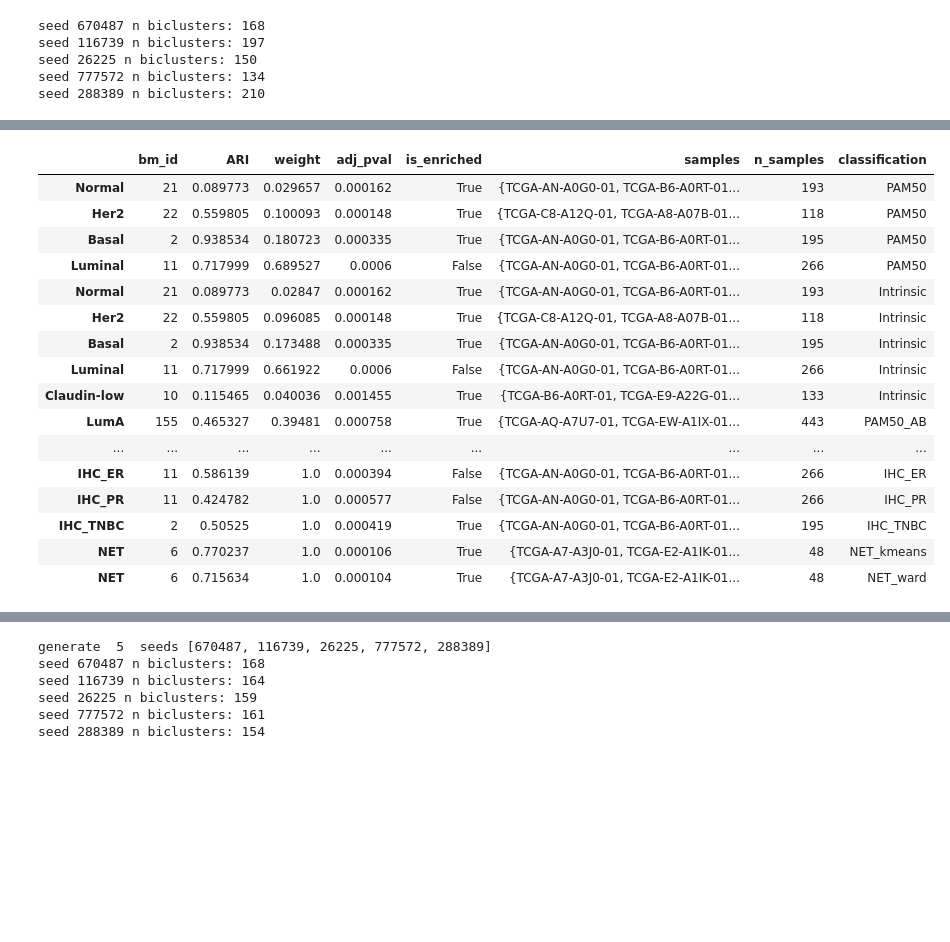
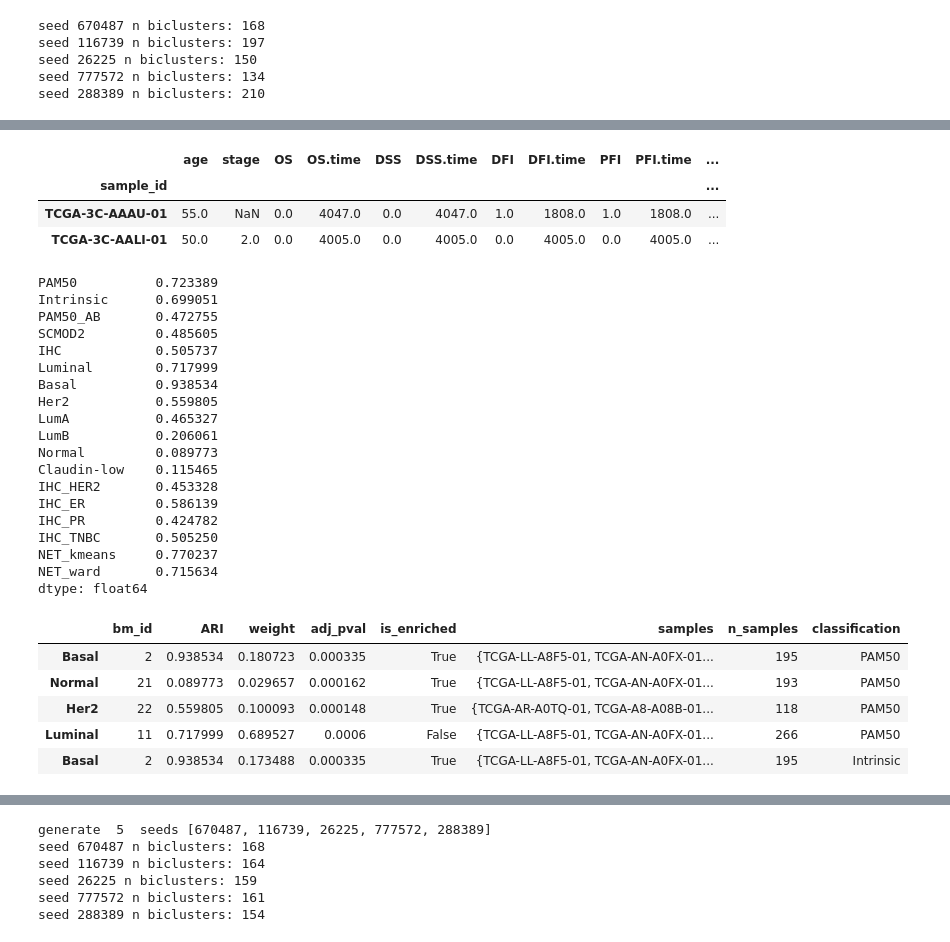
Before and after one commit to ozolotareva/unpast_paper, a Jupyter notebook: consensus.ipynb, the cells around one changed output, grey strips where cells are left out. Drawn from its saved outputs; the diff is of its cells as text; code cells hidden in the pictures; blank space fills up the shorter version.

```diff
--- a/consensus.ipynb
+++ b/consensus.ipynb
@@ -43,10 +43,11 @@ seed 26225 n biclusters: 150
 seed 777572 n biclusters: 134
 seed 288389 n biclusters: 210
 # %%
-consensus_biclusters = make_consensus_biclusters(biclustering_results, zscore(exprs),
-                                                      seed = cseed,
-                                                      verbose = True,
-                                                      plot = True)
+consensus_biclusters = make_consensus_biclusters(biclustering_results,
+                                                 zscore(exprs_t),
+                                                 seed = cseed,
+                                                 verbose = True,
+                                                 plot = True)
 # %% [output]
 [figure]
 [figure]
@@ -121,20 +91,40 @@ dtype: float64
+# %%
+t_annotation.head(2)
+# %% [output]
+|  | age | stage | OS | OS.time | DSS | DSS.time | DFI | DFI.time | PFI | PFI.time | ... |
+| sample_id |  |  |  |  |  |  |  |  |  |  | ... |
+| TCGA-3C-AAAU-01 | 55.0 | NaN | 0.0 | 4047.0 | 0.0 | 4047.0 | 1.0 | 1808.0 | 1.0 | 1808.0 | ... |
+| TCGA-3C-AALI-01 | 50.0 | 2.0 | 0.0 | 4005.0 | 0.0 | 4005.0 | 0.0 | 4005.0 | 0.0 | 4005.0 | ... |
+# %%
+performances, best_matches = calculate_perfromance(consensus_biclusters, known_groups_t,all_samples_t,
+                                                  performance_measure="ARI")
+performances
+# %% [output]
+PAM50          0.723389
+Intrinsic      0.699051
+PAM50_AB       0.472755
+SCMOD2         0.485605
+IHC            0.505737
+Luminal        0.717999
+Basal          0.938534
+Her2           0.559805
+LumA           0.465327
+LumB           0.206061
+Normal         0.089773
+Claudin-low    0.115465
+IHC_HER2       0.453328
+IHC_ER         0.586139
+IHC_PR         0.424782
+IHC_TNBC       0.505250
+NET_kmeans     0.770237
+NET_ward       0.715634
+dtype: float64
 # %%
-best_matches
+best_matches.head()
 # %% [output]
 |  | bm_id | ARI | weight | adj_pval | is_enriched | samples | n_samples | classification |
-| Normal | 21 | 0.089773 | 0.029657 | 0.000162 | True | {TCGA-AN-A0G0-01, TCGA-B6-A0RT-01... | 193 | PAM50 |
-| Her2 | 22 | 0.559805 | 0.100093 | 0.000148 | True | {TCGA-C8-A12Q-01, TCGA-A8-A07B-01... | 118 | PAM50 |
-| Basal | 2 | 0.938534 | 0.180723 | 0.000335 | True | {TCGA-AN-A0G0-01, TCGA-B6-A0RT-01... | 195 | PAM50 |
-| Luminal | 11 | 0.717999 | 0.689527 | 0.0006 | False | {TCGA-AN-A0G0-01, TCGA-B6-A0RT-01... | 266 | PAM50 |
-| Normal | 21 | 0.089773 | 0.02847 | 0.000162 | True | {TCGA-AN-A0G0-01, TCGA-B6-A0RT-01... | 193 | Intrinsic |
-| Her2 | 22 | 0.559805 | 0.096085 | 0.000148 | True | {TCGA-C8-A12Q-01, TCGA-A8-A07B-01... | 118 | Intrinsic |
-| Basal | 2 | 0.938534 | 0.173488 | 0.000335 | True | {TCGA-AN-A0G0-01, TCGA-B6-A0RT-01... | 195 | Intrinsic |
-| Luminal | 11 | 0.717999 | 0.661922 | 0.0006 | False | {TCGA-AN-A0G0-01, TCGA-B6-A0RT-01... | 266 | Intrinsic |
-| Claudin-low | 10 | 0.115465 | 0.040036 | 0.001455 | True | {TCGA-B6-A0RT-01, TCGA-E9-A22G-01... | 133 | Intrinsic |
-| LumA | 155 | 0.465327 | 0.39481 | 0.000758 | True | {TCGA-AQ-A7U7-01, TCGA-EW-A1IX-01... | 443 | PAM50_AB |
-| ... | ... | ... | ... | ... | ... | ... | ... | ... |
-| IHC_ER | 11 | 0.586139 | 1.0 | 0.000394 | False | {TCGA-AN-A0G0-01, TCGA-B6-A0RT-01... | 266 | IHC_ER |
-| IHC_PR | 11 | 0.424782 | 1.0 | 0.000577 | False | {TCGA-AN-A0G0-01, TCGA-B6-A0RT-01... | 266 | IHC_PR |
-| IHC_TNBC | 2 | 0.50525 | 1.0 | 0.000419 | True | {TCGA-AN-A0G0-01, TCGA-B6-A0RT-01... | 195 | IHC_TNBC |
-| NET | 6 | 0.770237 | 1.0 | 0.000106 | True | {TCGA-A7-A3J0-01, TCGA-E2-A1IK-01... | 48 | NET_kmeans |
-| NET | 6 | 0.715634 | 1.0 | 0.000104 | True | {TCGA-A7-A3J0-01, TCGA-E2-A1IK-01... | 48 | NET_ward |
+| Basal | 2 | 0.938534 | 0.180723 | 0.000335 | True | {TCGA-LL-A8F5-01, TCGA-AN-A0FX-01... | 195 | PAM50 |
+| Normal | 21 | 0.089773 | 0.029657 | 0.000162 | True | {TCGA-LL-A8F5-01, TCGA-AN-A0FX-01... | 193 | PAM50 |
+| Her2 | 22 | 0.559805 | 0.100093 | 0.000148 | True | {TCGA-AR-A0TQ-01, TCGA-A8-A08B-01... | 118 | PAM50 |
+| Luminal | 11 | 0.717999 | 0.689527 | 0.0006 | False | {TCGA-LL-A8F5-01, TCGA-AN-A0FX-01... | 266 | PAM50 |
+| Basal | 2 | 0.938534 | 0.173488 | 0.000335 | True | {TCGA-LL-A8F5-01, TCGA-AN-A0FX-01... | 195 | Intrinsic |
```
Also changed, not shown: parts of 26 cells of this notebook, 2 other files.
